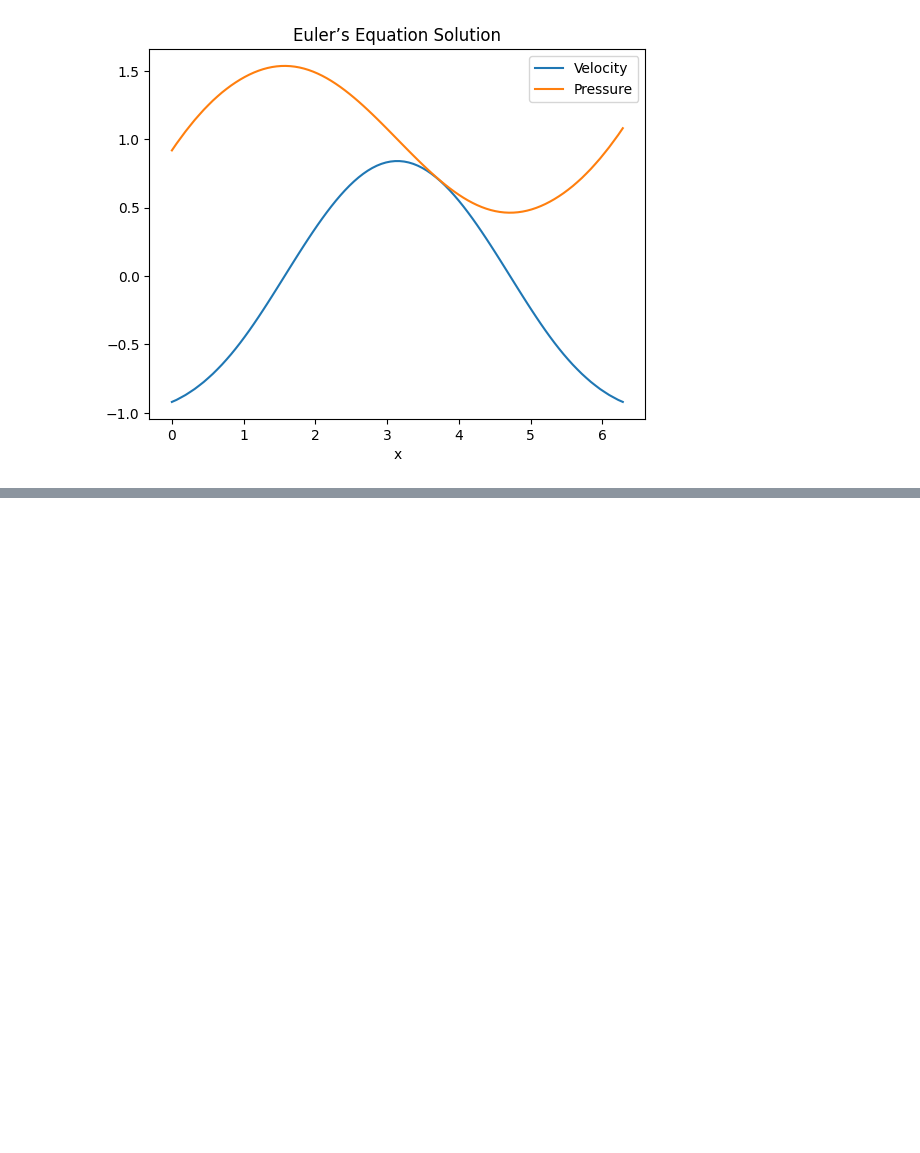
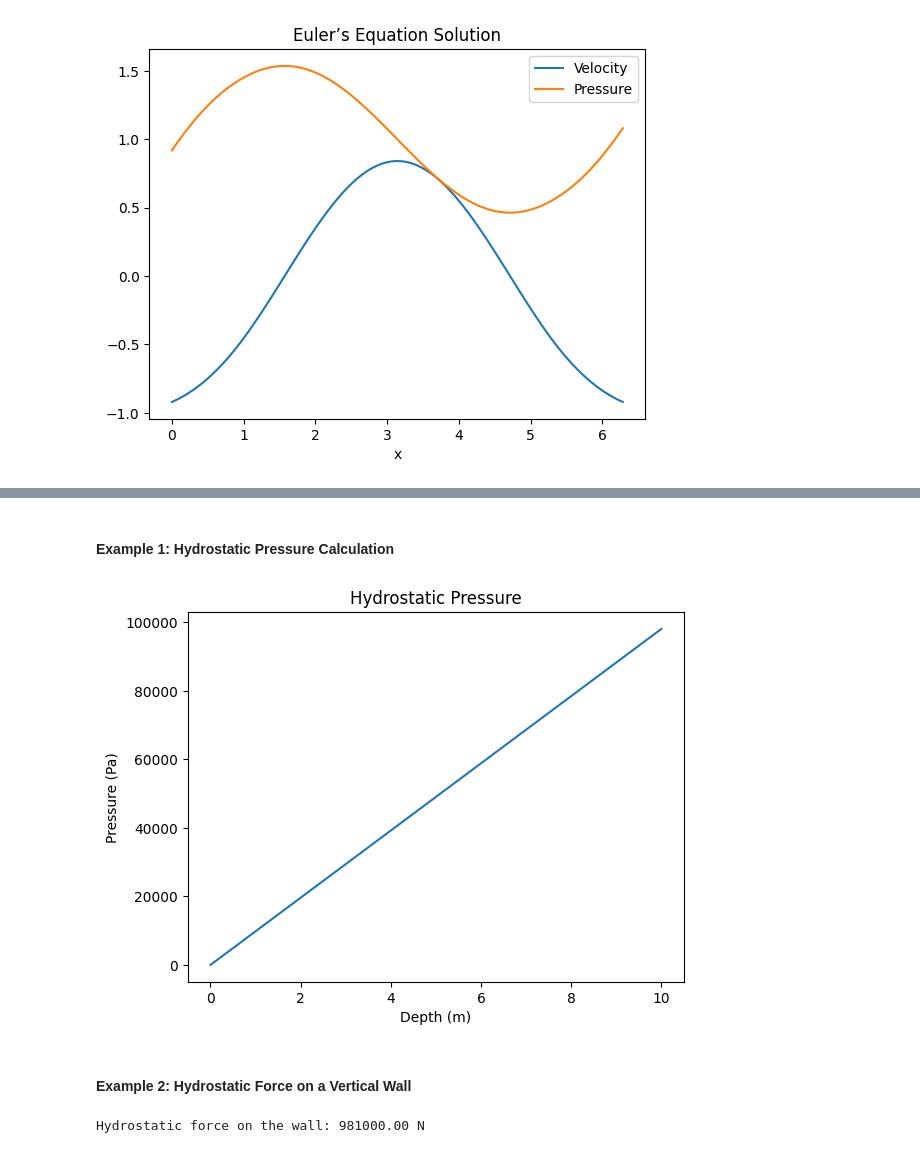
Before and after one commit to chiyanglin-AStar/2025_physics_note, a Jupyter notebook: 02_fluid_mechanics_landau_ch1.ipynb, the cells around one changed output, grey strips where cells are left out. Cells and saved outputs as stored; diff of their text form; code cells hidden in the pictures; blank space fills up the shorter version.

```diff
--- a/02_fluid_mechanics_landau_ch1.ipynb
+++ b/02_fluid_mechanics_landau_ch1.ipynb
@@ -120,0 +128,33 @@ plt.show()
+# %% [markdown]
+#### **Example 1: Hydrostatic Pressure Calculation**
+# %%
+import numpy as np
+# Constants
+rho = 1000  # Density of water in kg/m^3
+g = 9.81  # Gravitational acceleration in m/s^2
+h = np.linspace(0, 10, 100)  # Depth in meters
+
+# Pressure as a function of depth
+p = rho * g * h
+
+# Plot
+import matplotlib.pyplot as plt
+plt.plot(h, p)
+plt.xlabel('Depth (m)')
+plt.ylabel('Pressure (Pa)')
+plt.title('Hydrostatic Pressure')
+plt.show()
+# %% [output]
+[figure, added]
+# %% [markdown]
+#### **Example 2: Hydrostatic Force on a Vertical Wall**
+# %%
+# Wall dimensions
+width = 2  # meters
+depth = 10  # meters
+
+# Integrate pressure over depth
+force = rho * g * width * (depth**2) / 2
+print(f"Hydrostatic force on the wall: {force:.2f} N")
+# %% [output]
+Hydrostatic force on the wall: 981000.00 N
```
Also changed, not shown: parts of 30 cells of this notebook.
